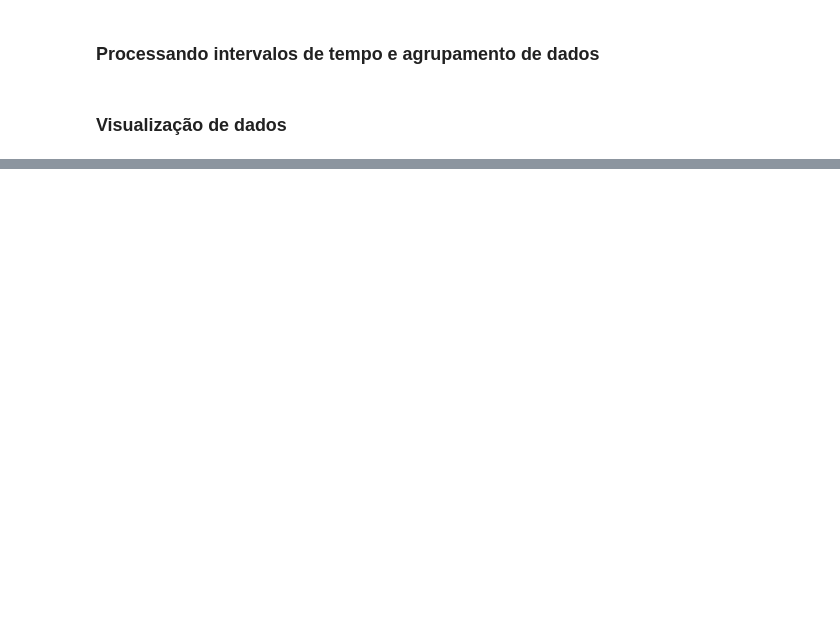
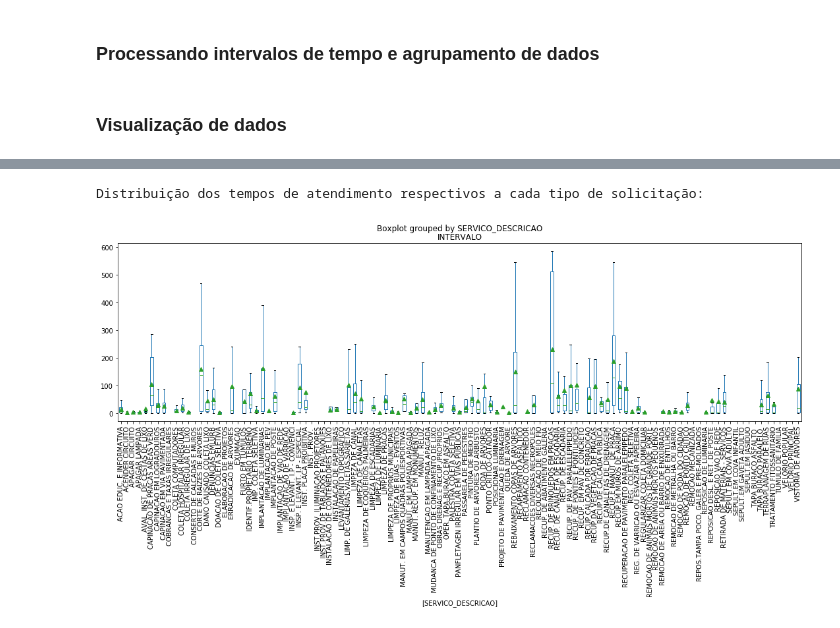
Before and after one commit to if1015-datascience-ufpe/2018-2-projeto-randomic, a Jupyter notebook: notebooks/hypotheses/hypothese 3 - tempo médio de atendimento.ipynb, the cells around one changed output, grey strips where cells are left out. Saved outputs shown, nothing was run; the diff lists cells and outputs as text; code cells hidden in the pictures; blank space fills up the shorter version.

```diff
--- a/notebooks/hypotheses/hypothese 3 - tempo médio de atendimento.ipynb
+++ b/notebooks/hypotheses/hypothese 3 - tempo médio de atendimento.ipynb
@@ -48,0 +126,17 @@ Name: INTERVALO, Length: 121, dtype: float64
+# %%
+medians = group_df.median()
+medians = medians[medians['INTERVALO'] != 0].index
+filtered_df = df[['SERVICO_DESCRICAO', 'INTERVALO']][df['SERVICO_DESCRICAO'].isin(medians)]
+
+filtered_df.boxplot(
+    by='SERVICO_DESCRICAO',
+    showfliers=False,
+    figsize=(18, 5),
+    showmeans=True,
+    grid=False,
+    rot=90)
+
+print('Distribuição dos tempos de atendimento respectivos a cada tipo de solicitação:')
+# %% [output]
+Distribuição dos tempos de atendimento respectivos a cada tipo de solicitação:
+[figure, added]
```
Also changed, not shown: parts of 11 cells of this notebook, 1 other file.
